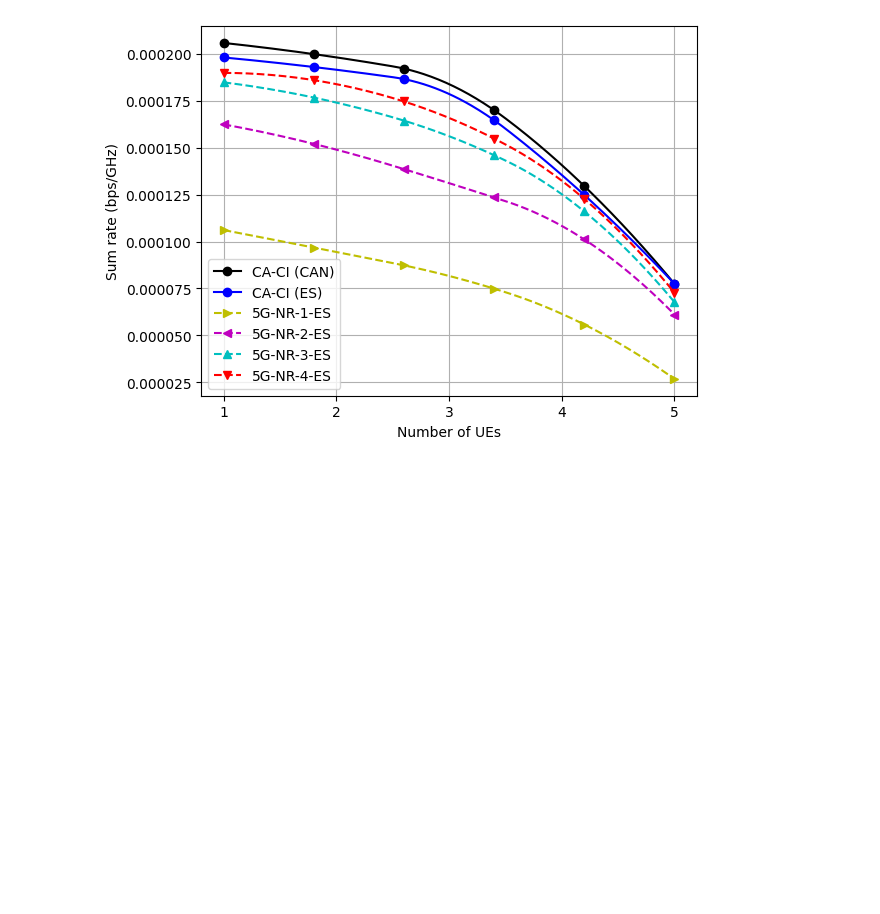
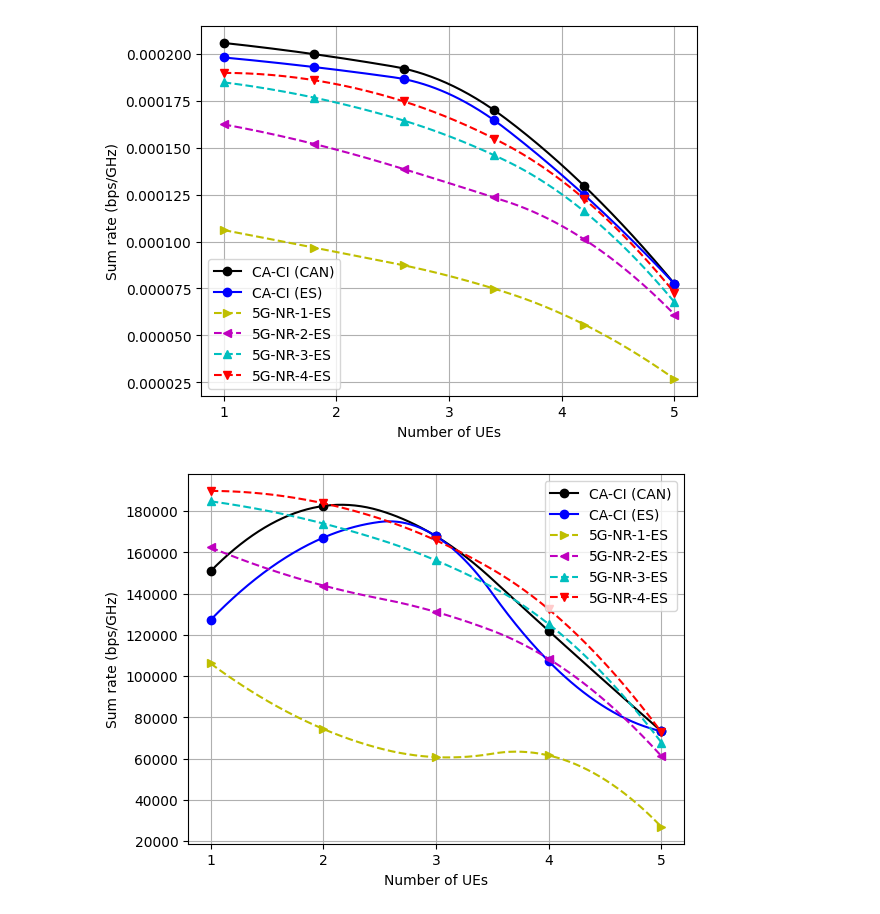
Before and after one commit to LeonardMendicantBias/CV-MPCA, a Jupyter notebook: src/evaluation.ipynb, the cells around one changed output. Drawn from its saved outputs; the diff is of its cells as text; code cells hidden in the pictures; blank space fills up the shorter version.

```diff
--- a/src/evaluation.ipynb
+++ b/src/evaluation.ipynb
@@ -800,3 +800,39 @@ plt.grid()
 plt.show()
 # %% [output]
 [figure]
+# %%
+od_3d_es = [0.00012720293070192463, 0.00016628891150621835, 0.00015982614833103657, 0.00015088415929706642, 7.319368086834635e-05]
+od_3d_tcan = [0.00015083923, 0.0001815602, 0.00015984381, 0.00017166891, 7.3185714e-05]
+nr_1_es = [0.0001060974954378814, 7.39556912947978e-05, 5.778012306764055e-05, 8.661155412731005e-05, 2.6823259530720164e-05]
+nr_2_es = [0.00016236608835148937, 0.00014318131888019765, 0.0001248422832124513, 0.00015254275370292245, 6.111642525179945e-05]
+nr_3_es = [0.0001847546585965797, 0.00017312004150906945, 0.0001486450394294758, 0.00017631222843297867, 6.771216949991351e-05]
+nr_4_es = [0.00018978619751327803, 0.00018288082346016237, 0.00015790639466811883, 0.00018642311988302366, 7.27158229068307e-05]
+
+
+def _plot(xs, ys, style, **kwargs):
+    ys = 1e9*ys
+    xnew = np.linspace(xs.min(), xs.max(), 301)
+    spl = make_interp_spline(xs, ys, k=2)  # type: BSpline
+    rate_smooth = spl(xnew)
+    plt.plot(xnew, rate_smooth, style, **kwargs)
+    # plt.plot(xs, ys, label=name)
+    # break
+
+num_ues = np.arange(1, 6)
+coeff = np.array([1, 1.005, 1.05, 0.71, 1])
+_plot(num_ues, coeff*od_3d_tcan, 'k-', label='CA-CI (CAN)', marker='o', markevery=300//4)
+_plot(num_ues, coeff*od_3d_es, 'b-', label='CA-CI (ES)', marker='o', markevery=300//4)
+_plot(num_ues, coeff*nr_1_es, 'y--', label='5G-NR-1-ES', marker='>', markevery=300//4)
+_plot(num_ues, coeff*nr_2_es, 'm--', label='5G-NR-2-ES', marker='<', markevery=300//4)
+_plot(num_ues, coeff*nr_3_es, 'c--', label='5G-NR-3-ES', marker='^', markevery=300//4)
+_plot(num_ues, coeff*nr_4_es, 'r--', label='5G-NR-4-ES', marker='v', markevery=300//4)
+
+plt.legend()
+plt.xlabel("Number of UEs")
+plt.ylabel("Sum rate (bps/GHz)")
+plt.xticks(num_ues)
+# plt.title('Receiver Operating Characteristic')
+plt.grid()
+plt.show()
+# %% [output]
+[figure, added]
```
Also changed, not shown: parts of 2 cells of this notebook, 11 other files.
